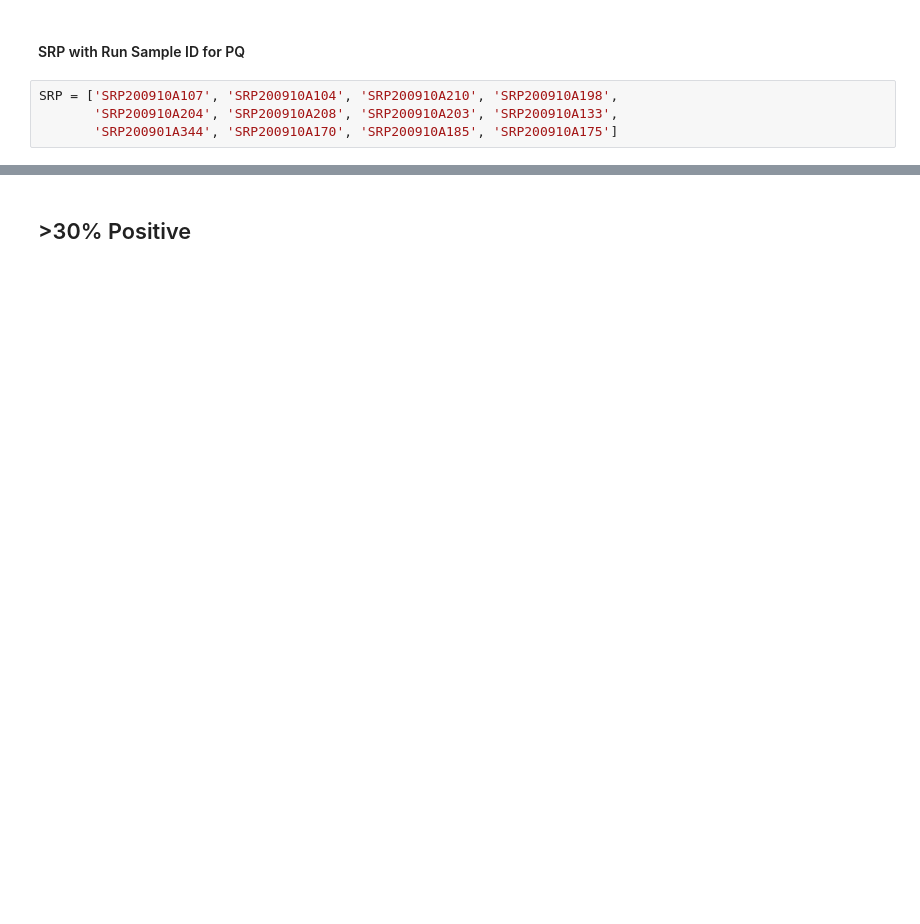
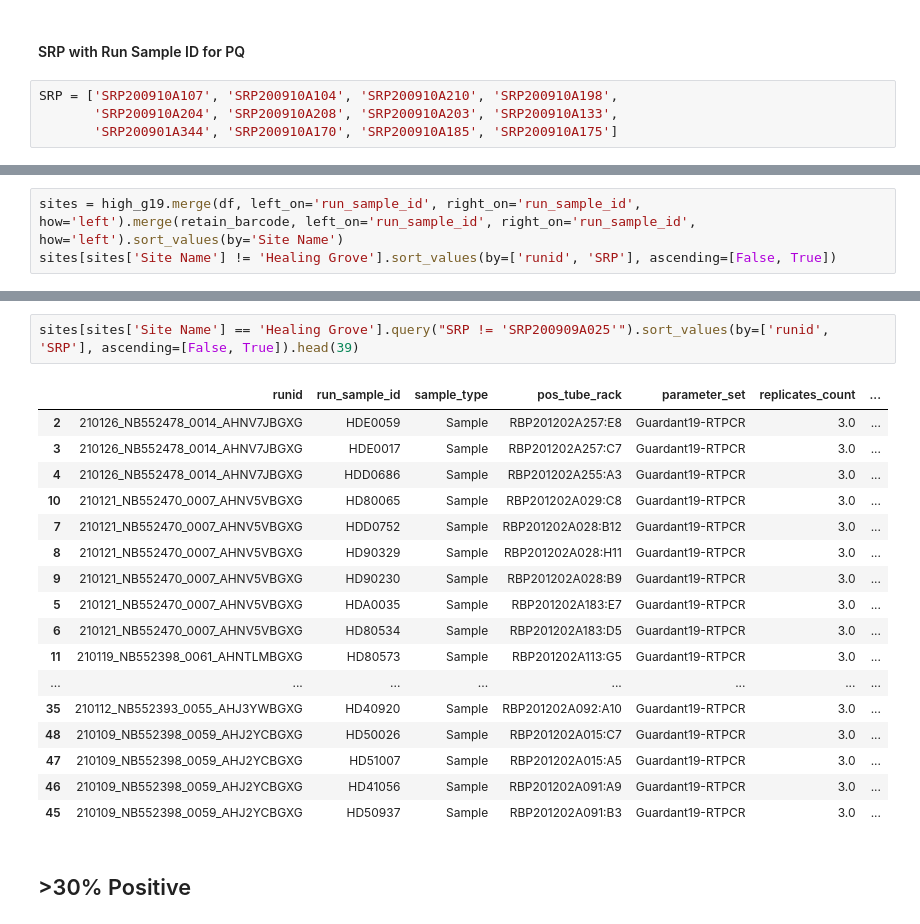
Before and after one commit to gh-bshih/g19_analysis, a Jupyter notebook: neg_clinical_matrix.ipynb, the cells around one changed output, grey strips where cells are left out. Saved outputs shown, nothing was run; the diff lists cells and outputs as text; blank space fills up the shorter version.

Commit message:
use acs query for srp

```diff
--- a/neg_clinical_matrix.ipynb
+++ b/neg_clinical_matrix.ipynb
@@ -120,0 +136,3 @@ master[master['SRP'].isin(SRP)].sort_values(by=['SRP', 'RBP']).loc[:, ['SRP', 'r
+# %%
+sites = high_g19.merge(df, left_on='run_sample_id', right_on='run_sample_id', how='left').merge(retain_barcode, left_on='run_sample_id', right_on='run_sample_id', how='left').sort_values(by='Site Name')
+sites[sites['Site Name'] != 'Healing Grove'].sort_values(by=['runid', 'SRP'], ascending=[False, True])
@@ -121,3 +146,23 @@ master[master['SRP'].isin(SRP)].sort_values(by=['SRP', 'RBP']).loc[:, ['SRP', 'r
+# %%
+sites[sites['Site Name'] == 'Healing Grove'].query("SRP != 'SRP200909A025'").sort_values(by=['runid', 'SRP'], ascending=[False, True]).head(39)
+# %% [output]
+|  | runid | run_sample_id | sample_type | pos_tube_rack | parameter_set | replicates_count | ... |
+| 2 | 210126_NB552478_0014_AHNV7JBGXG | HDE0059 | Sample | RBP201202A257:E8 | Guardant19-RTPCR | 3.0 | ... |
+| 3 | 210126_NB552478_0014_AHNV7JBGXG | HDE0017 | Sample | RBP201202A257:C7 | Guardant19-RTPCR | 3.0 | ... |
+| 4 | 210126_NB552478_0014_AHNV7JBGXG | HDD0686 | Sample | RBP201202A255:A3 | Guardant19-RTPCR | 3.0 | ... |
+| 10 | 210121_NB552470_0007_AHNV5VBGXG | HD80065 | Sample | RBP201202A029:C8 | Guardant19-RTPCR | 3.0 | ... |
+| 7 | 210121_NB552470_0007_AHNV5VBGXG | HDD0752 | Sample | RBP201202A028:B12 | Guardant19-RTPCR | 3.0 | ... |
+| 8 | 210121_NB552470_0007_AHNV5VBGXG | HD90329 | Sample | RBP201202A028:H11 | Guardant19-RTPCR | 3.0 | ... |
+| 9 | 210121_NB552470_0007_AHNV5VBGXG | HD90230 | Sample | RBP201202A028:B9 | Guardant19-RTPCR | 3.0 | ... |
+| 5 | 210121_NB552470_0007_AHNV5VBGXG | HDA0035 | Sample | RBP201202A183:E7 | Guardant19-RTPCR | 3.0 | ... |
+| 6 | 210121_NB552470_0007_AHNV5VBGXG | HD80534 | Sample | RBP201202A183:D5 | Guardant19-RTPCR | 3.0 | ... |
+| 11 | 210119_NB552398_0061_AHNTLMBGXG | HD80573 | Sample | RBP201202A113:G5 | Guardant19-RTPCR | 3.0 | ... |
+| ... | ... | ... | ... | ... | ... | ... | ... |
+| 35 | 210112_NB552393_0055_AHJ3YWBGXG | HD40920 | Sample | RBP201202A092:A10 | Guardant19-RTPCR | 3.0 | ... |
+| 48 | 210109_NB552398_0059_AHJ2YCBGXG | HD50026 | Sample | RBP201202A015:C7 | Guardant19-RTPCR | 3.0 | ... |
+| 47 | 210109_NB552398_0059_AHJ2YCBGXG | HD51007 | Sample | RBP201202A015:A5 | Guardant19-RTPCR | 3.0 | ... |
+| 46 | 210109_NB552398_0059_AHJ2YCBGXG | HD41056 | Sample | RBP201202A091:A9 | Guardant19-RTPCR | 3.0 | ... |
+| 45 | 210109_NB552398_0059_AHJ2YCBGXG | HD50937 | Sample | RBP201202A091:B3 | Guardant19-RTPCR | 3.0 | ... |
 # %% [markdown]
 ## >30% Positive
 # %%
```
Also changed, not shown: parts of 24 cells of this notebook.
